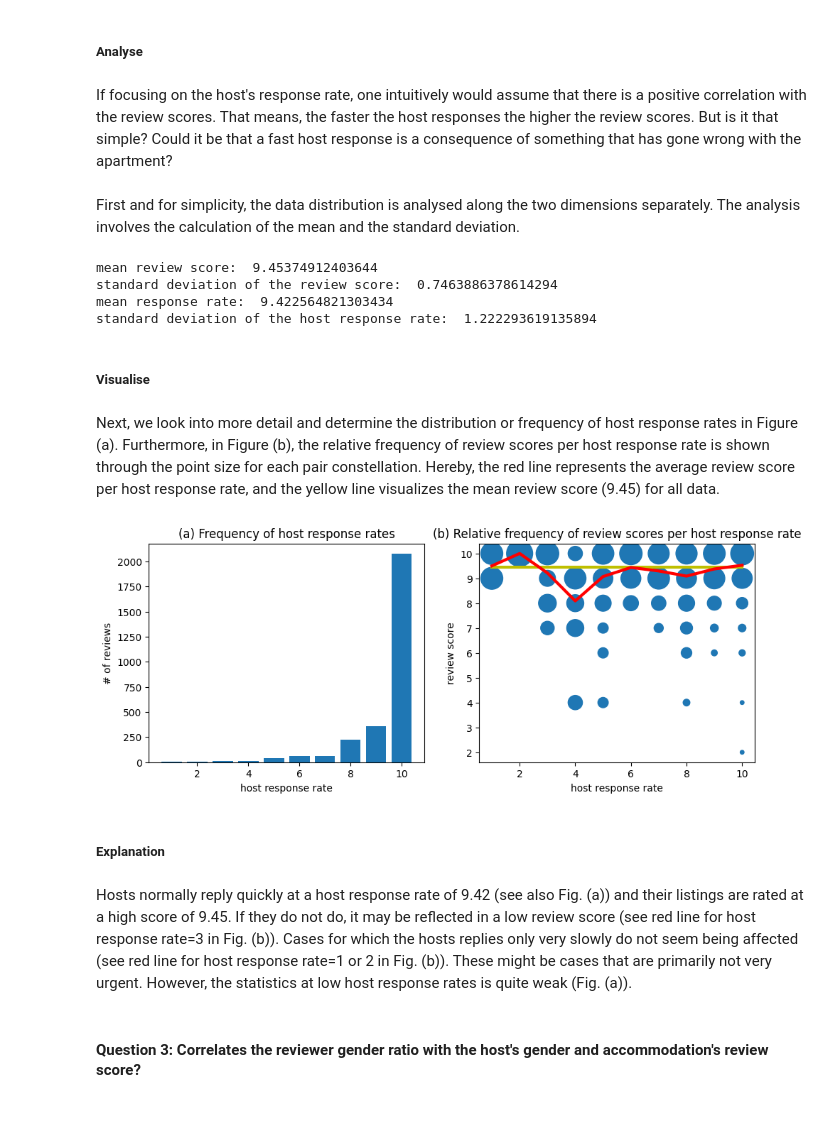
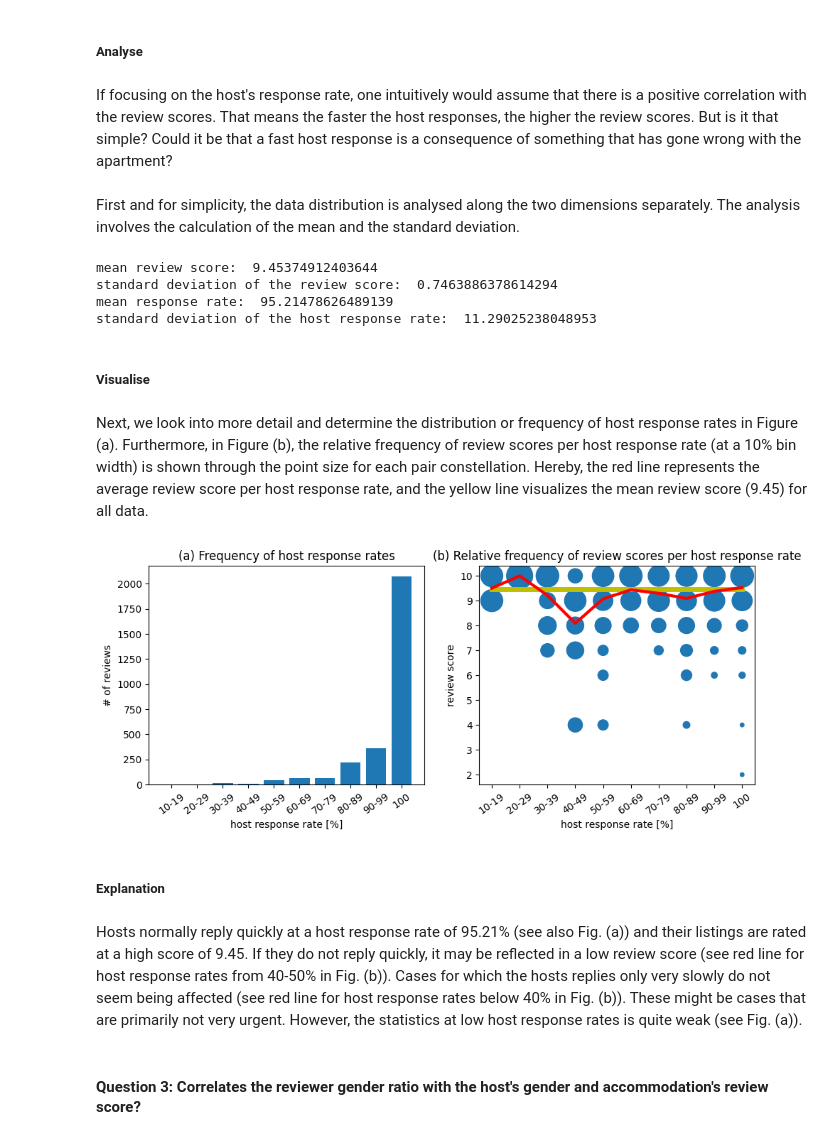
Before and after one commit to thomasheinemann/seattle_airbnb_analysis, a Jupyter notebook: analysis.ipynb, the cells around one changed output. Cells and saved outputs as stored; diff of their text form; code cells hidden in the pictures; blank space fills up the shorter version.

```diff
--- a/analysis.ipynb
+++ b/analysis.ipynb
@@ -146,12 +158,25 @@ After this preparation the column is renamed (via add and drop) into "host_respo
 # %%
+
+# functions for cleaning data attributes are defined in the following
+
 def rm_trailing_char(x):
     """introduced to remove trailing % sign; also removes a comma"""
     try:
-        return float(x.replace(",","")[:-2])
+        return float(x.replace(",","")[:-1])
     except:
         return np.NAN
 
+def floor_consider_nan(x):
+    """introduced to "floor" float values but keep a Nan value"""
+    try:
+        return math.floor(x)
+    except:
+        return np.NAN
+
+
 # create simple list and thereby change host response rate into numerical values
+
 lis_simple['host_response_rate_num']=lis_simple['host_response_rate'].apply(rm_trailing_char)
+lis_simple['host_response_rate_num_rounded']=10*(lis_simple['host_response_rate_num']/10).apply(floor_consider_nan)
 lis_simple.drop(columns=['host_response_rate'],inplace=True)
 # %% [markdown]
@@ -361,7 +378,7 @@ This might be caused by the clientel comprised e.g., by tourists or business peo
 ##### Analyse
 # %% [markdown]
 If focusing on the host's response rate, one intuitively would assume that there is a positive correlation with the review scores.
-That means, the faster the host responses the higher the review scores. But is it that simple?
+That means the faster the host responses, the higher the review scores. But is it that simple?
 Could it be that a fast host response is a consequence of something that has gone wrong with the apartment?
 # %% [markdown]
 First and for simplicity, the data distribution is analysed along the two dimensions separately.
@@ -385,66 +402,70 @@ print("standard deviation of the host response rate: ", std_host_response_rate)
 # %% [output]
 mean review score:  9.45374912403644
 standard deviation of the review score:  0.7463886378614294
-mean response rate:  9.422564821303434
-standard deviation of the host response rate:  1.222293619135894
+mean response rate:  95.21478626489139
+standard deviation of the host response rate:  11.29025238048953
 # %% [markdown]
 ##### Visualise
 # %% [markdown]
 Next, we look into more detail and determine the distribution or frequency of host response rates in Figure (a).
-Furthermore, in Figure (b), the relative frequency of review scores per host response rate is shown through the point size for each pair constellation. Hereby, the red line represents the average review score per host response rate, and the yellow line visualizes the mean review score (9.45) for all data.
+Furthermore, in Figure (b), the relative frequency of review scores per host response rate (at a 10% bin width) is shown through the point size for each pair constellation. Hereby, the red line represents the average review score per host response rate, and the yellow line visualizes the mean review score (9.45) for all data.
 # %%
-# frequency each host response rate value (Figure (a))
-freq_per_host_response_rate=lis_simple[['host_response_rate_num']].copy().groupby(['host_response_rate_num'],as_index=False).value_counts(dropna=True).copy()
+# frequency of each host response rate value at a 10% bin width (Figure (a))
+freq_per_host_response_rate=lis_simple[['host_response_rate_num_rounded']].copy().groupby(['host_response_rate_num_rounded'],as_index=False).value_counts(dropna=True).copy()
 freq_per_host_response_rate.rename(columns={"count": "counts_per_host_response_rate"},inplace=True)
 
 # frequency of each value pair: (host response rate, review score value)
-freq_per_score_and_rate=lis_simple.groupby(['host_response_rate_num','review_scores_value'],as_index=False).value_counts(dropna=True).copy()
+freq_per_score_and_rate=lis_simple[['host_response_rate_num_rounded','review_scores_value']].groupby(['host_response_rate_num_rounded','review_scores_value'],as_index=False).value_counts(dropna=True).copy()
 freq_per_score_and_rate.rename(columns={"count": "counts_per_per_score_and_rate"},inplace=True)
 
 # relative (normalized) frequency of each value pair: (host response rate, review score value)   #  (Figure (b))
 # normalization by the frequency of each response rate value
-temp=pd.merge(freq_per_score_and_rate,freq_per_host_response_rate,on="host_response_rate_num")
+temp=pd.merge(freq_per_score_and_rate,freq_per_host_response_rate,on="host_response_rate_num_rounded")
 rel_freq_per_score_and_rate=temp
 rel_freq_per_score_and_rate['rel freq per score and rate']=temp["counts_per_per_score_and_rate"]/temp['counts_per_host_response_rate']
 
-# average review scores for each host respose rate (red line in Figure (b))
-avg_scores_per_rate=lis_simple.groupby(['host_response_rate_num'],as_index=False).mean().sort_values(by=['host_response_rate_num'],ascending=True)
+# average review scores for each host respose rate at a 10% bin width (red line in Figure (b))
+avg_scores_per_rate=lis_simple.groupby(['host_response_rate_num_rounded'],as_index=False).mean().sort_values(by=['host_response_rate_num_rounded'],ascending=True)
 
 
-# initialize plot
+
+# initialize merged plot
 plt.rcParams['figure.figsize'] = [11,4]
 fig, (ax1, ax2) = plt.subplots(1, 2)
 
-# left plot - histogram of host response rates
+
+# left plot - histogram of host response rates (10% bin width)
 plt.subplot(121)
 plt.title("(a) Frequency of host response rates")
-plt.xlabel('host response rate')
+plt.xlabel('host response rate [%]')
 plt.ylabel('# of reviews')
-plt.bar(freq_per_host_response_rate.host_response_rate_num,freq_per_host_response_rate.counts_per_host_response_rate)# , linestyle = '-', linewidth = '3',color="r")
+ax1.set_xticks([10,20,30,40,50,60,70,80,90,100] , labels=['10-19', '20-29', '30-39', '40-49', '50-59', '60-69', '70-79', '80-89', '90-99', '100'], rotation=35)
+plt.bar(freq_per_host_response_rate.host_response_rate_num_rounded,freq_per_host_response_rate.counts_per_host_response_rate, width=8)# , linestyle = '-', linewidth = '3',color="r")
 
 
-# right plot - histogram showing relative frequency per score and rate
+# right plot - histogram showing relative frequency per score and response rate (10% bin width)
 plt.subplot(122)
 plt.title("(b) Relative frequency of review scores per host response rate")
-plt.xlabel('host response rate')
+plt.xlabel('host response rate [%]')
 plt.ylabel('review score')
-plt.scatter(rel_freq_per_score_and_rate.host_response_rate_num,rel_freq_per_score_and_rate.review_scores_value ,s=700*np.sqrt(rel_freq_per_score_and_rate['rel freq per score and rate']))
+ax2.set_xticks([10,20,30,40,50,60,70,80,90,100] , labels=['10-19', '20-29', '30-39', '40-49', '50-59', '60-69', '70-79', '80-89', '90-99', '100'], rotation=35)
+plt.scatter(rel_freq_per_score_and_rate.host_response_rate_num_rounded,rel_freq_per_score_and_rate.review_scores_value ,s=700*np.sqrt(rel_freq_per_score_and_rate['rel freq per score and rate']))
 
 # plot average review score over all given Airbnb listings (yellow line)
-plt.plot(avg_scores_per_rate.host_response_rate_num,[avg_review_scores_value for i in range(10)], linestyle = '-', linewidth = '3',color="y")
+plt.plot(avg_scores_per_rate.host_response_rate_num_rounded,[avg_review_scores_value for i in range(avg_scores_per_rate.host_response_rate_num_rounded.shape[0])], linestyle = '-', linewidth = '5',color="y")
 
 # plot average review scores per host response rate (red line)
-plt.plot(avg_scores_per_rate.host_response_rate_num,avg_scores_per_rate.review_scores_value, linestyle = '-', linewidth = '3',color="r")
+plt.plot(avg_scores_per_rate.host_response_rate_num_rounded,avg_scores_per_rate.review_scores_value, linestyle = '-', linewidth = '3',color="r")
 
 
 
 plt.show()
 # %% [output]
-[figure, old version]
+[figure, new version]
 # %% [markdown]
 ##### Explanation
 # %% [markdown]
-Hosts normally reply quickly at a host response rate of 9.42 (see also Fig. (a)) and their listings are rated at a high score of 9.45. If they do not do, it may be reflected in a low review score (see red line for host response rate=3 in Fig. (b)). Cases for which the hosts replies only very slowly do not seem being affected (see red line for host response rate=1 or 2 in Fig. (b)). These might be cases that are primarily not very urgent. However, the statistics at low host response rates is quite weak (Fig. (a)).
+Hosts normally reply quickly at a host response rate of 95.21% (see also Fig. (a)) and their listings are rated at a high score of 9.45. If they do not reply quickly, it may be reflected in a low review score (see red line for host response rates from 40-50% in Fig. (b)). Cases for which the hosts replies only very slowly do not seem being affected (see red line for host response rates below 40% in Fig. (b)). These might be cases that are primarily not very urgent. However, the statistics at low host response rates is quite weak (see Fig. (a)).
 # %% [markdown]
 #### Question 3: Correlates the reviewer gender ratio with the host's gender and accommodation's review score?
 # %% [markdown]
```
Also changed, not shown: parts of 33 cells of this notebook, 1 other file.
